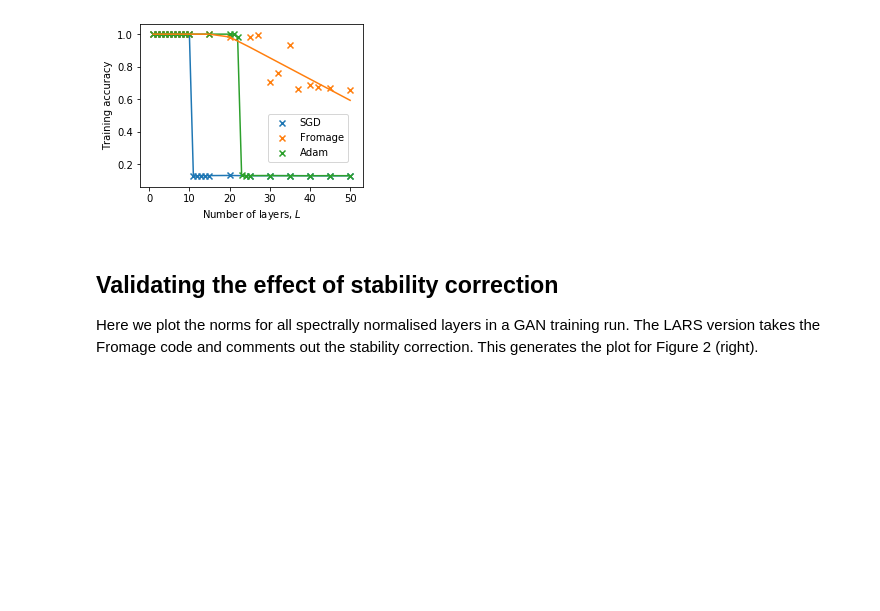
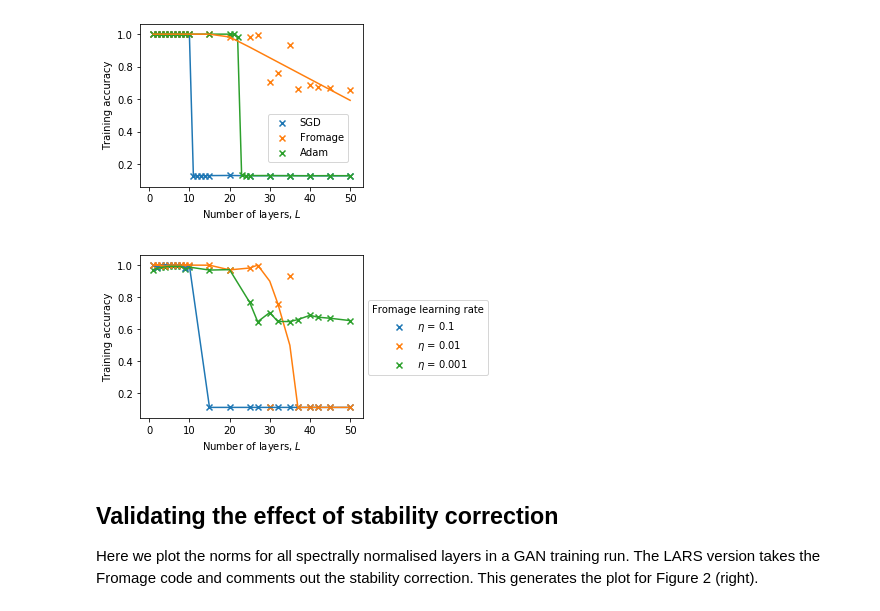
Before and after one commit to jxbz/fromage, a Jupyter notebook: make-plots/generate_plots.ipynb, the cells around one changed output. Drawn from its saved outputs; the diff is of its cells as text; code cells hidden in the pictures; blank space fills up the shorter version.

Commit message:
fromage lr vs depth

```diff
--- a/make-plots/generate_plots.ipynb
+++ b/make-plots/generate_plots.ipynb
@@ -147,6 +147,43 @@ plt.savefig(f"figures/mnist-depth-100.pdf", bbox_inches = 'tight', pad_inches =
 plt.show()
 # %% [output]
 [figure]
+# %%
+import os
+
+directory = "logs/mnist-depth/100_epochs"
+
+layer_list_orig = list(range(1,10)) + [10,15,20,25,30,35,40,45,50]
+layer_list = layer_list_orig + [27,32,37,42]
+layer_list.sort()
+
+fromage_lrs = [0.1, 0.01, 0.001]
+lr_list = fromage_lrs
+zorder = [1,2,0]
+
+fig,a =  plt.subplots(1,1,figsize=(4,3))
+
+for lr, z in zip(lr_list,zorder):
+    last_epoch_means = []
+    for layer_num in layer_list:
+        filename = f'fromage_layers_{layer_num}_initlr_{lr}_epochs100.npy'
+        train_acc = np.load(os.path.join(directory, filename))
+        last_epoch_mean = np.mean(train_acc[-240:])
+        last_epoch_means.append(last_epoch_mean)
+    a.scatter(layer_list, last_epoch_means, marker='x', label=r'$\eta$ = '+str(lr), zorder=z)
+    smoothed = np.asarray(last_epoch_means)
+    if lr == 0.01:
+        smoothed[-9]=1.0
+        smoothed[-8]=0.9
+        smoothed[-6]=0.5
+    a.plot(layer_list,smoothed)
+
+a.legend(bbox_to_anchor=(1,0.75), title='Fromage learning rate')
+a.set_xlabel(r'Number of layers, $L$')
+a.set_ylabel("Training accuracy")
+plt.savefig(f"figures/mnist-depth-100-just-fromage.pdf", bbox_inches = 'tight', pad_inches = 0.01)
+plt.show()
+# %% [output]
+[figure, added]
 # %% [markdown]
 ## Validating the effect of stability correction
 Here we plot the norms for all spectrally normalised layers in a GAN training run. The LARS version takes the Fromage code and comments out the stability correction. This generates the plot for Figure 2 (right).
```
Also changed, not shown: 1 other file.
